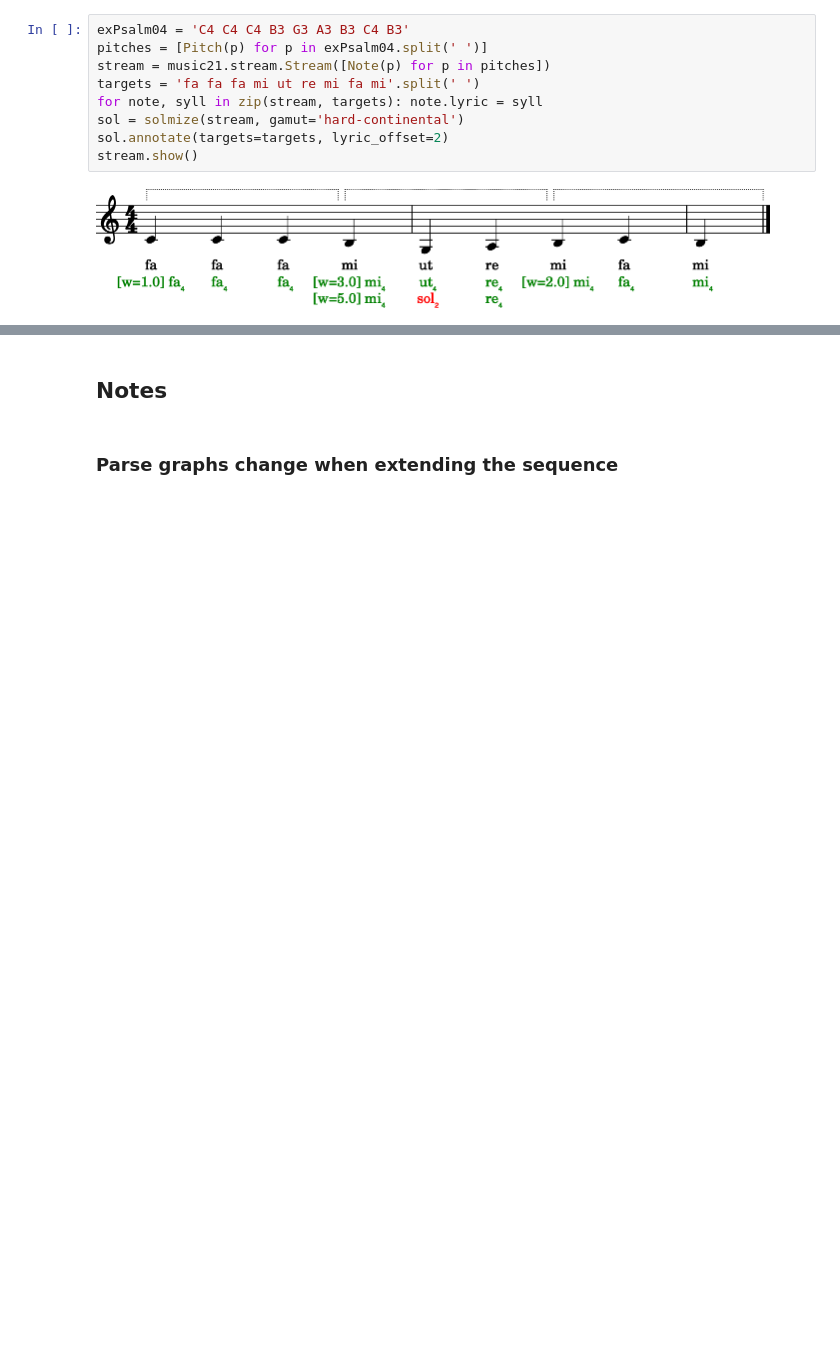
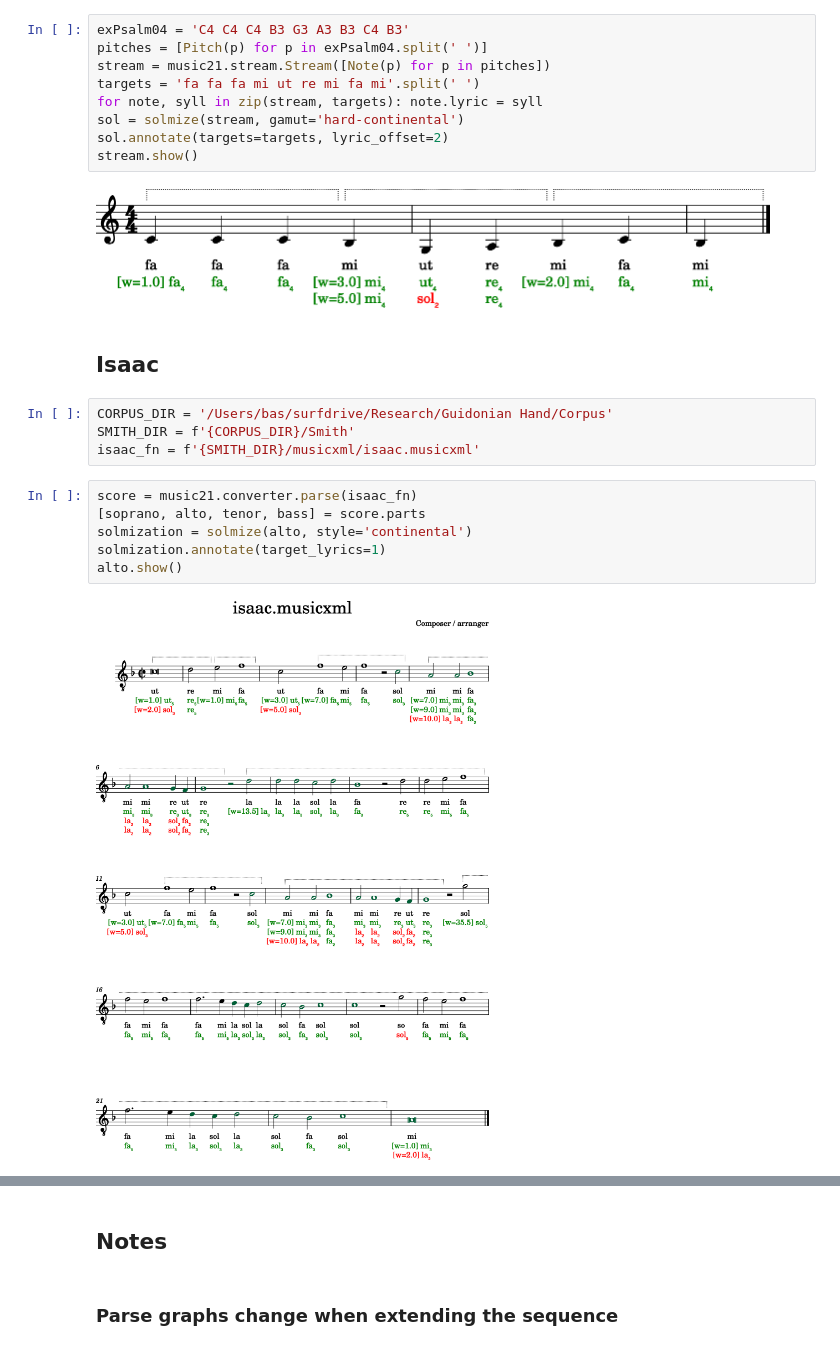
Before and after one commit to bacor/delasol, a Jupyter notebook: notebooks/issues.ipynb, the cells around one changed output, grey strips where cells are left out. Cells and saved outputs as stored; diff of their text form; blank space fills up the shorter version.

```diff
--- a/notebooks/issues.ipynb
+++ b/notebooks/issues.ipynb
@@ -75,3 +71,17 @@ sol.annotate(targets=targets, lyric_offset=2)
 stream.show()
 # %% [output]
 [figure]
+# %% [markdown]
+## Isaac
+# %%
+CORPUS_DIR = '/Users/bas/surfdrive/Research/Guidonian Hand/Corpus'
+SMITH_DIR = f'{CORPUS_DIR}/Smith'
+isaac_fn = f'{SMITH_DIR}/musicxml/isaac.musicxml'
+# %%
+score = music21.converter.parse(isaac_fn)
+[soprano, alto, tenor, bass] = score.parts
+solmization = solmize(alto, style='continental')
+solmization.annotate(target_lyrics=1)
+alto.show()
+# %% [output]
+[figure, added]
```
Also changed, not shown: parts of 14 cells of this notebook, 9 other files.
